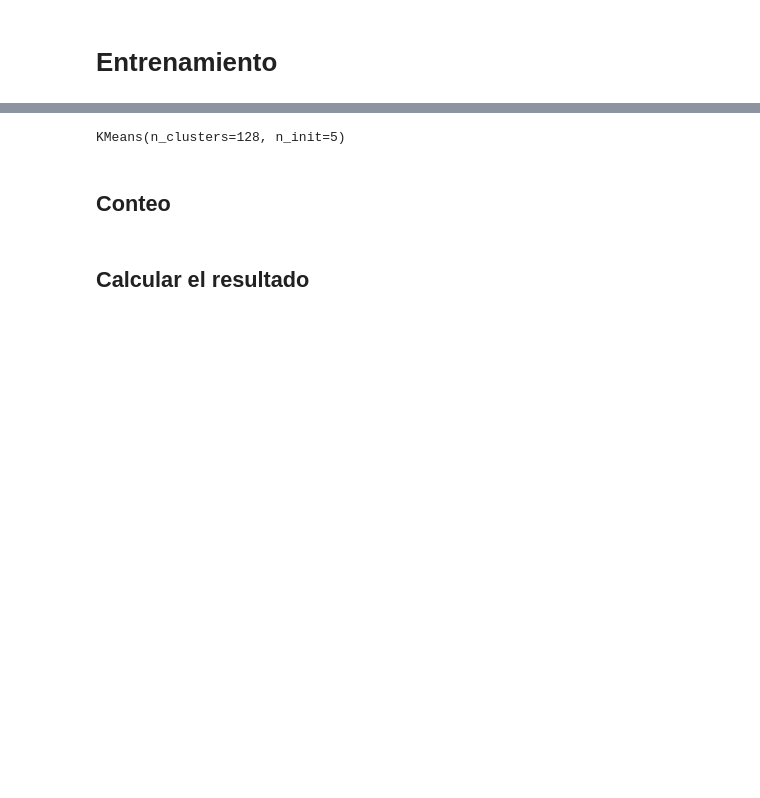
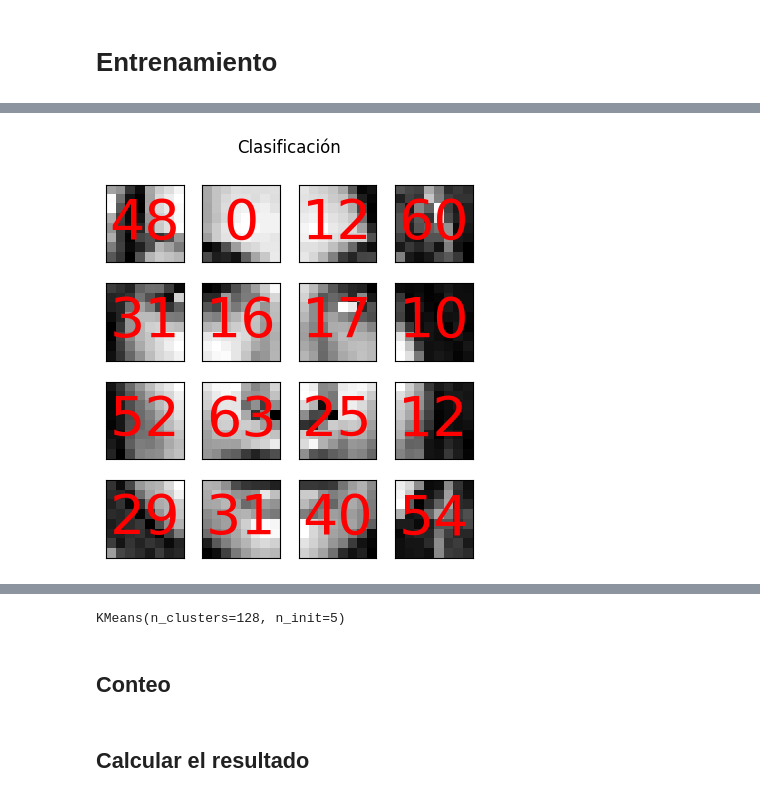
Before and after one commit to igrodfer/SnK, a Jupyter notebook: bbox.ipynb, the cells around one changed output, grey strips where cells are left out. Saved outputs shown, nothing was run; the diff lists cells and outputs as text; code cells hidden in the pictures; blank space fills up the shorter version.

```diff
--- a/bbox.ipynb
+++ b/bbox.ipynb
@@ -62,3 +79,17 @@ plt.imshow(faces_list_augmented[79],cmap="gray")
+# %%
+fig, axes = plt.subplots(ncols=4,nrows=4,figsize=(4, 4.5))
+tiles = segment_image(faces_list[33],8)[0]
+for i in range(4):
+    for j in range(4):
+        axes[i,j].imshow(tiles[4*i+j],cmap="gray")
+        axes[i,j].get_xaxis().set_visible(False)
+        axes[i,j].get_yaxis().set_visible(False)
+        axes[i,j].text(3.5,3.5,random.randint(0,64),fontsize=40,color="red",verticalalignment="center",horizontalalignment="center")
+
+plt.suptitle("Clasificación")
+plt.tight_layout()
+# %% [output]
+[figure, added]
 # %%
 tile_list = []
 for face in faces_list:
```
Also changed, not shown: parts of 12 cells of this notebook.
